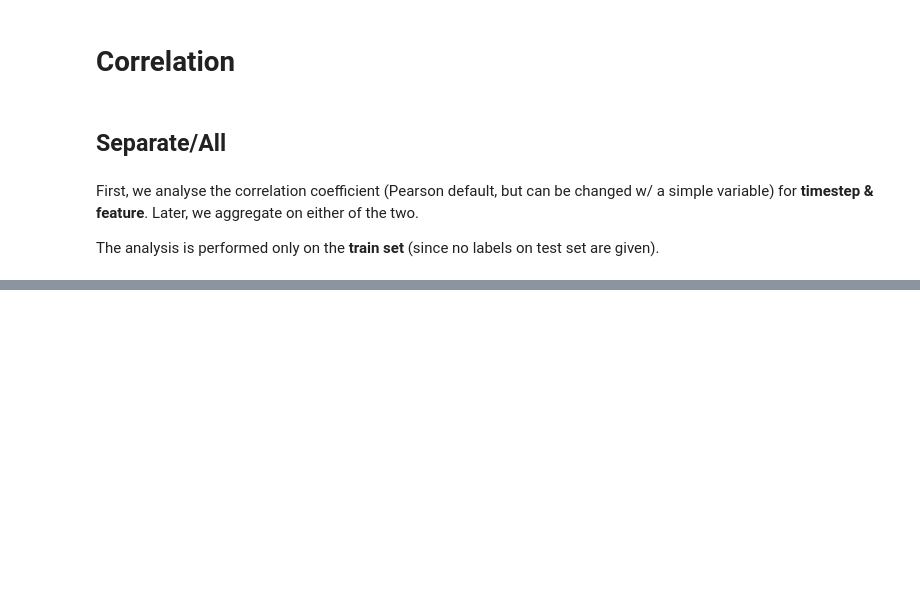
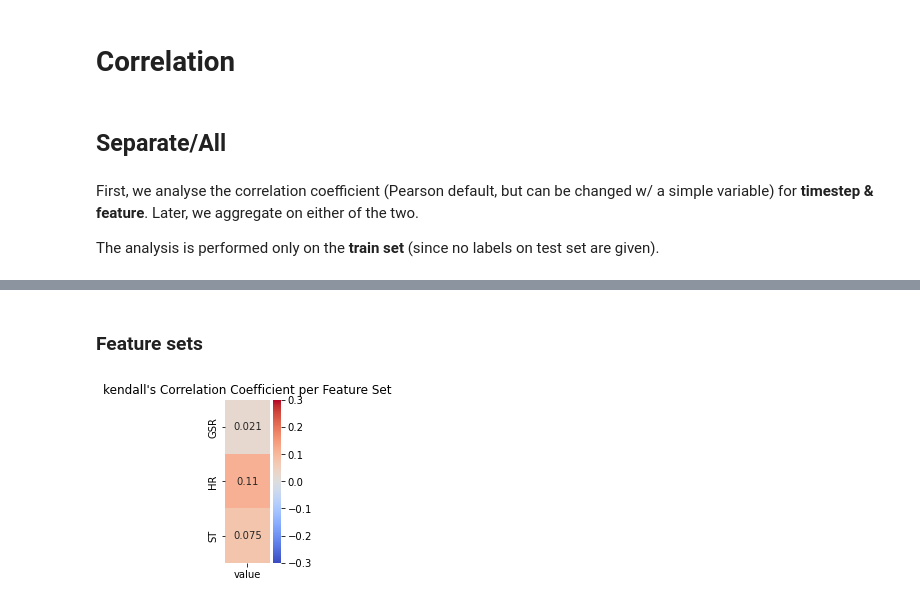
Before and after one commit to LeonardoAlchieri/MUSE, a Jupyter notebook: notebooks/correlation.ipynb, the cells around one changed output, grey strips where cells are left out. Saved outputs shown, nothing was run; the diff lists cells and outputs as text; code cells hidden in the pictures; blank space fills up the shorter version.

```diff
--- a/notebooks/correlation.ipynb
+++ b/notebooks/correlation.ipynb
@@ -234,0 +366,30 @@ hand_crafted_data.index.name = "user"
+# %% [markdown]
+### Feature sets
+# %%
+hand_crafted_data.columns = MultiIndex.from_tuples(
+    [(col[0].split(" ")[0], col[0], col[1]) for col in hand_crafted_data.columns]
+)
+# %%
+correlation_results: DataFrame = (
+    hand_crafted_data.groupby(axis=1, level=0)
+    .apply(
+        lambda data: Series(
+            correlation_method(data.iloc[:, 0], labels), index=["value", "p-value"]
+        )
+    )
+)
+
+df_to_save: DataFrame = correlation_results.loc[['value'], :].T
+
+figure(figsize=(1, 3))
+heatmap(df_to_save,
+        xticklabels=df_to_save.columns,
+        vmax=0.3, vmin=-0.3, center=0,
+        cmap='coolwarm',
+        yticklabels=df_to_save.index, annot=True)
+title(f"{corr_chosen}'s Correlation Coefficient per Feature Set")
+savefig(f'../visualizations/correlation_featuresets_{corr_chosen}.pdf')
+
+show()
+# %% [output]
+[figure, added]
```
Also changed, not shown: parts of 17 cells of this notebook, 13 other files.
